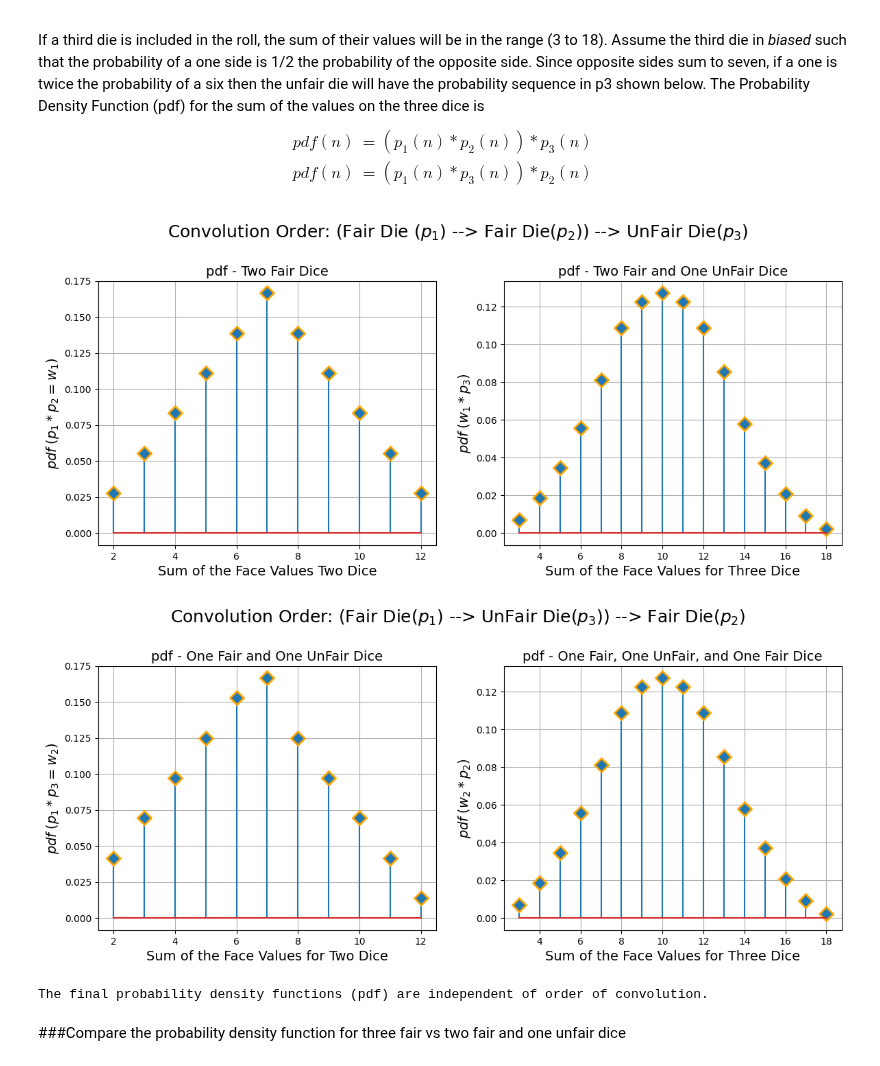
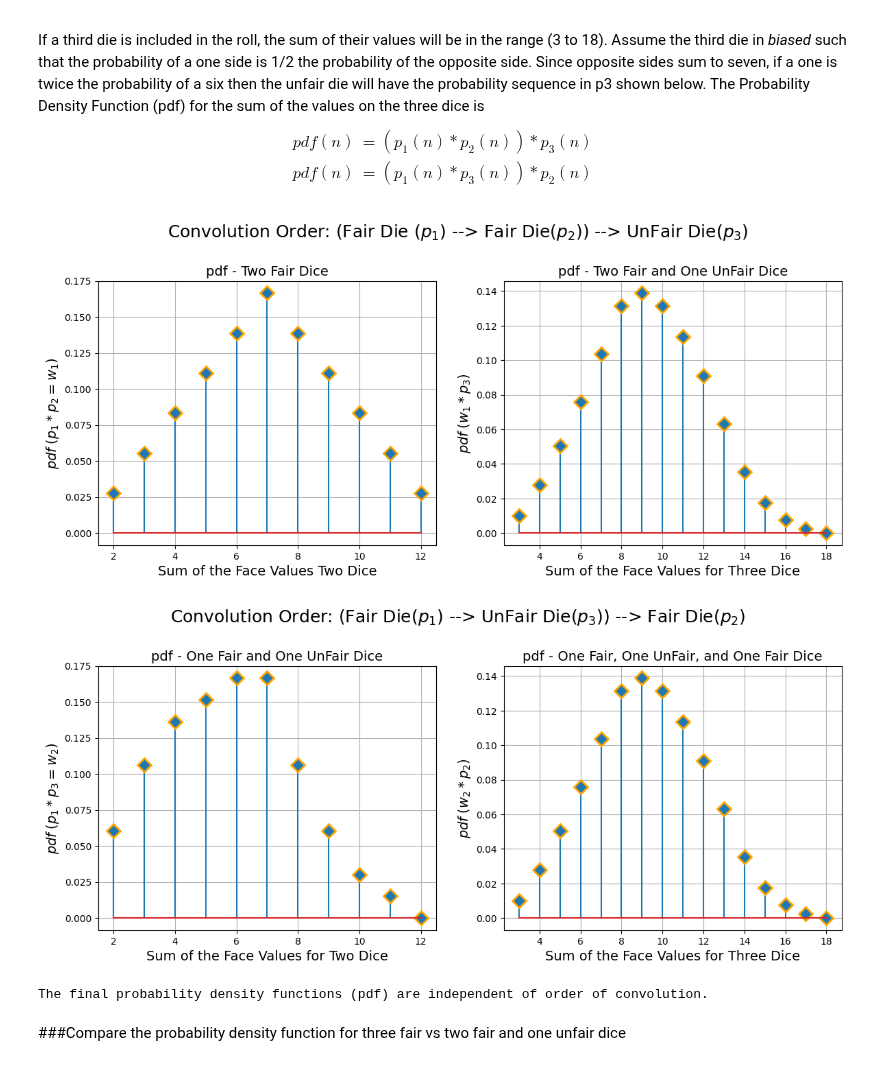
Before and after one commit to Domenikos/Digital_Convolution, a Jupyter notebook: Digital_Convolution.ipynb, the cells around one changed output. Drawn from its saved outputs; the diff is of its cells as text; code cells hidden in the pictures.

```diff
--- a/Digital_Convolution.ipynb
+++ b/Digital_Convolution.ipynb
@@ -361,11 +361,20 @@ If a third die is included in the roll, the sum of their values will be in the r
 \end{split}
 \end{equation}
 # %%
+from IPython.core.debugger import py3compat
 # Fair die with equal probabilities for the face value [1, 2, 3, 4, 5, 6]
-p1 = p2 = [1/6,1/6,1/6,1/6,1/6,1/6]
+p1 = p2 = [1,1,1,1,1,1]
 # Unfair die probability density function for the face value [1, 2, 3, 4, 5, 6]
 # A one has three times the probability of a six.
-p3 = [1/4, 1/6, 1/6, 1/6, 1/6, 1/12]
+# p3 = [1/4, 1/6, 1/6, 1/6, 1/6, 1/12]
+p3 = [4, 3, 2, 1, 1, 0]
+# Verify/Normalize sum(p1) = sum(p2) = sum(p3) = 1
+sump1 = sum(p1)
+sump2 = sum(p2)
+sump3 = sum(p3)
+p1 = [i/sump1 for i in p1]  # Normalize p1, p2, and p3
+p2 = [i/sump2 for i in p2]
+p3 = [i/sump3 for i in p3]
 w1 = np.convolve(p1,p2)     # pdf for two fair dice
 y12 = np.convolve(p3,w1)    # pdf for two fair and one unfair dice
 w2 = np.convolve(p1,p3)     # pdf of one fair with one unfair dice
@@ -385,35 +394,35 @@ plt.ylabel('$pdf \;(p_1*p_2 = w_1)$',fontsize = 14)
 plt.title('pdf - Two Fair Dice',fontsize = 14)
 plt.subplot(1, 2, 2)
 (markers, stemlines, baseline) = plt.stem(n,y12)
 plt.setp(markers, marker='D', markersize=10, markeredgecolor="orange", markeredgewidth=2)
 plt.grid()
 plt.xlabel('Sum of the Face Values for Three Dice',fontsize = 14)
 plt.ylabel('$pdf\;(w_1*p_3)$',fontsize = 14)
 plt.title('pdf - Two Fair and One UnFair Dice',fontsize = 14)
 plt.show()
 
 plt.figure(figsize=[14, 5])
 plt.suptitle('Convolution Order: (Fair Die($p_1$) --> UnFair Die($p_3$)) --> Fair Die($p_2$)',
              y = 1.05, fontsize = 18)
 plt.subplot(1, 2, 1)
 (markers, stemlines, baseline) = plt.stem(n1,w2)
 plt.setp(markers, marker='D', markersize=10, markeredgecolor="orange", markeredgewidth=2)
 plt.grid()
 plt.xlabel('Sum of the Face Values for Two Dice',fontsize = 14)
 plt.ylabel('$pdf \;(p_1*p_3 = w_2)$',fontsize = 14)
 plt.title('pdf - One Fair and One UnFair Dice',fontsize = 14)
 plt.subplot(1, 2, 2)
 (markers, stemlines, baseline) = plt.stem(n,y21)
 plt.setp(markers, marker='D', markersize=10, markeredgecolor="orange", markeredgewidth=2)
 plt.grid()
 plt.xlabel('Sum of the Face Values for Three Dice',fontsize = 14)
 plt.ylabel('$pdf\;(w_2*p_2)$',fontsize = 14)
 plt.title('pdf - One Fair, One UnFair, and One Fair Dice',fontsize = 14)
 plt.show()
 print('\nThe final probability density functions (pdf) are independent of order of convolution.')
 # %% [output]
-[figure, old version]
+[figure, new version]
-[figure, old version]
+[figure, new version]
 The final probability density functions (pdf) are independent of order of convolution.
 # %% [markdown]
 ###Compare the probability density function for three fair vs two fair and one unfair dice
```
